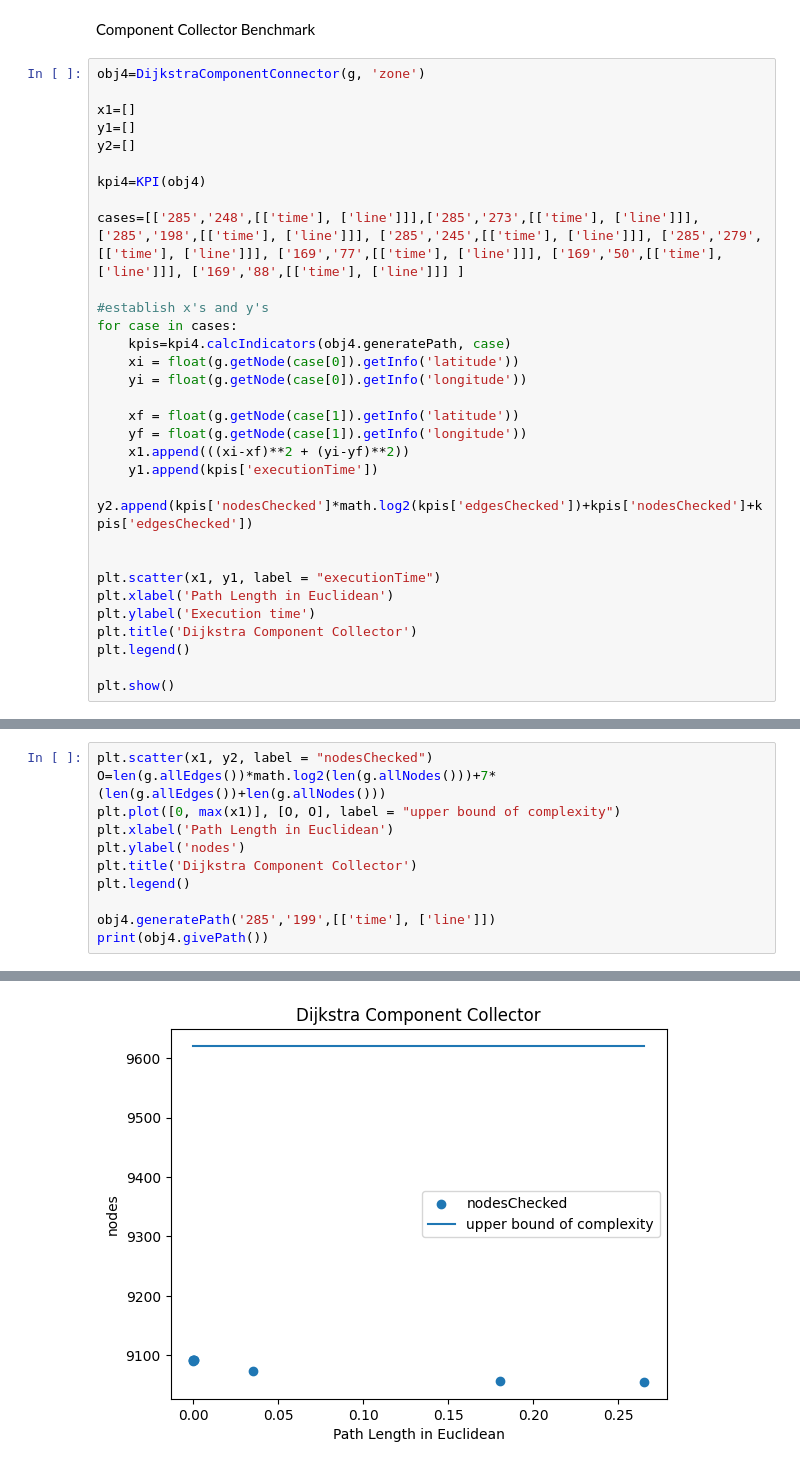
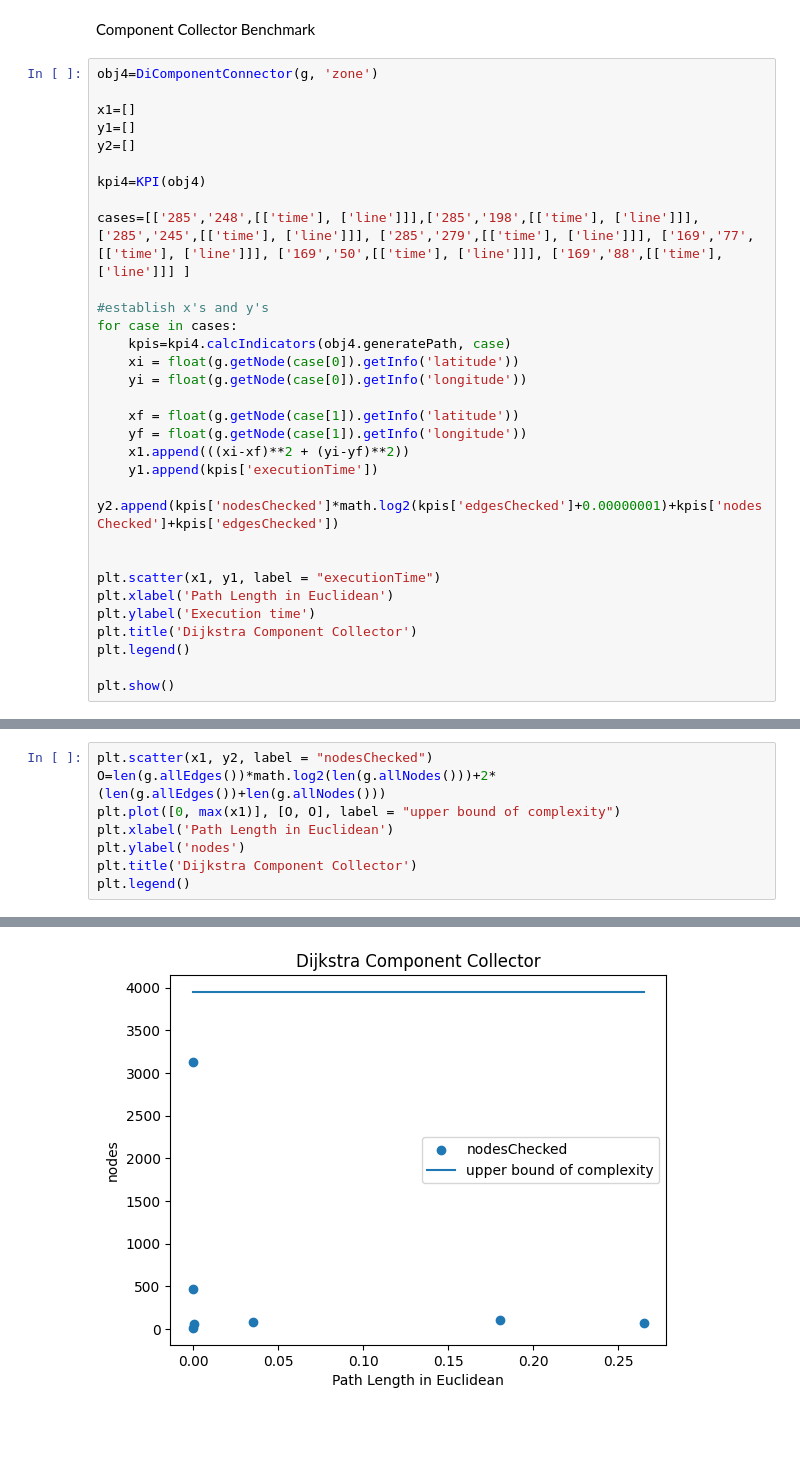
Before and after one commit to N4T10N01/Graph_Project, a Jupyter notebook: graph_lab.ipynb, the cells around one changed output, grey strips where cells are left out. Saved outputs shown, nothing was run; the diff lists cells and outputs as text; blank space fills up the shorter version.

```diff
--- a/graph_lab.ipynb
+++ b/graph_lab.ipynb
@@ -424,7 +499,7 @@ KeyError: ''
 # %% [markdown]
 Component Collector Benchmark
 # %%
-obj4=DijkstraComponentConnector(g, 'zone')
+obj4=DiComponentConnector(g, 'zone')
 
 x1=[]
 y1=[]
@@ -432,7 +507,7 @@ y2=[]
 
 kpi4=KPI(obj4)
 
-cases=[['285','248',[['time'], ['line']]],['285','273',[['time'], ['line']]],['285','198',[['time'], ['line']]], ['285','245',[['time'], ['line']]], ['285','279',[['time'], ['line']]], ['169','77',[['time'], ['line']]], ['169','50',[['time'], ['line']]], ['169','88',[['time'], ['line']]] ]
+cases=[['285','248',[['time'], ['line']]],['285','198',[['time'], ['line']]], ['285','245',[['time'], ['line']]], ['285','279',[['time'], ['line']]], ['169','77',[['time'], ['line']]], ['169','50',[['time'], ['line']]], ['169','88',[['time'], ['line']]] ]
 
 #establish x's and y's
 for case in cases:
@@ -444,7 +519,7 @@ for case in cases:
     yf = float(g.getNode(case[1]).getInfo('longitude'))
     x1.append(((xi-xf)**2 + (yi-yf)**2))
     y1.append(kpis['executionTime'])
-    y2.append(kpis['nodesChecked']*math.log2(kpis['edgesChecked'])+kpis['nodesChecked']+kpis['edgesChecked'])
+    y2.append(kpis['nodesChecked']*math.log2(kpis['edgesChecked']+0.00000001)+kpis['nodesChecked']+kpis['edgesChecked'])
 
 
 plt.scatter(x1, y1, label = "executionTime")
@@ -459,12 +534,9 @@ plt.show()
 # %%
 plt.scatter(x1, y2, label = "nodesChecked")
-O=len(g.allEdges())*math.log2(len(g.allNodes()))+7*(len(g.allEdges())+len(g.allNodes()))
+O=len(g.allEdges())*math.log2(len(g.allNodes()))+2*(len(g.allEdges())+len(g.allNodes()))
 plt.plot([0, max(x1)], [O, O], label = "upper bound of complexity")
 plt.xlabel('Path Length in Euclidean')
 plt.ylabel('nodes')
 plt.title('Dijkstra Component Collector')
 plt.legend()
-
-obj4.generatePath('285','199',[['time'], ['line']])
-print(obj4.givePath())
 # %% [output]
@@ -472,4 +544,4 @@ print(obj4.givePath())
-[figure, old version]
+[figure, new version]
 # %% [markdown]
 Week 2 Justification:
 
```
Also changed, not shown: parts of 18 cells of this notebook, 1 other file.
